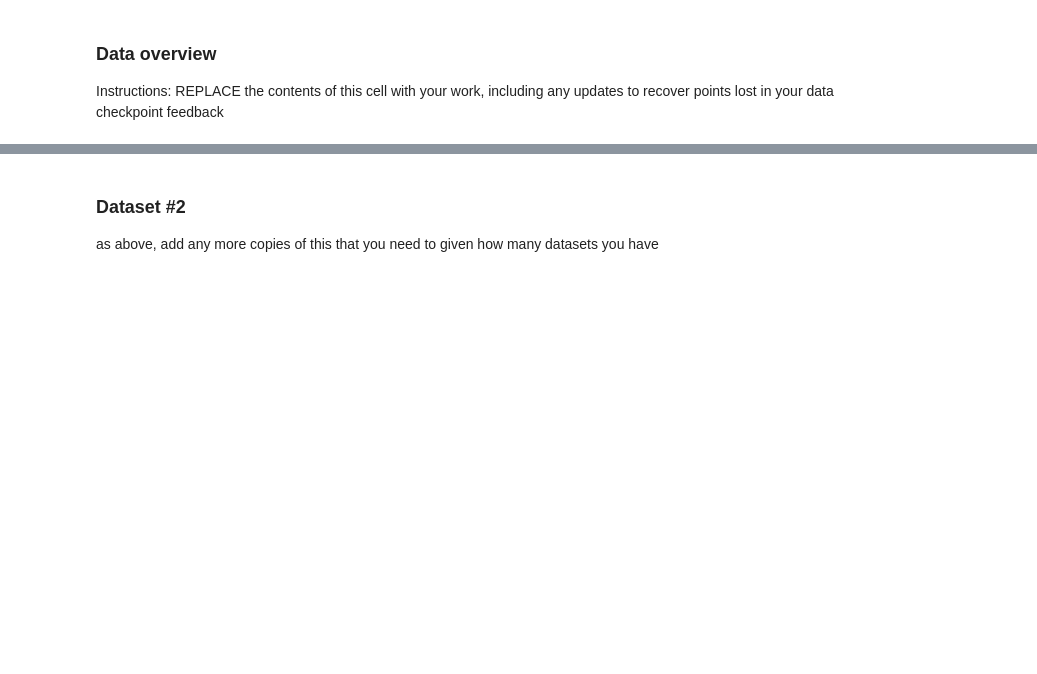
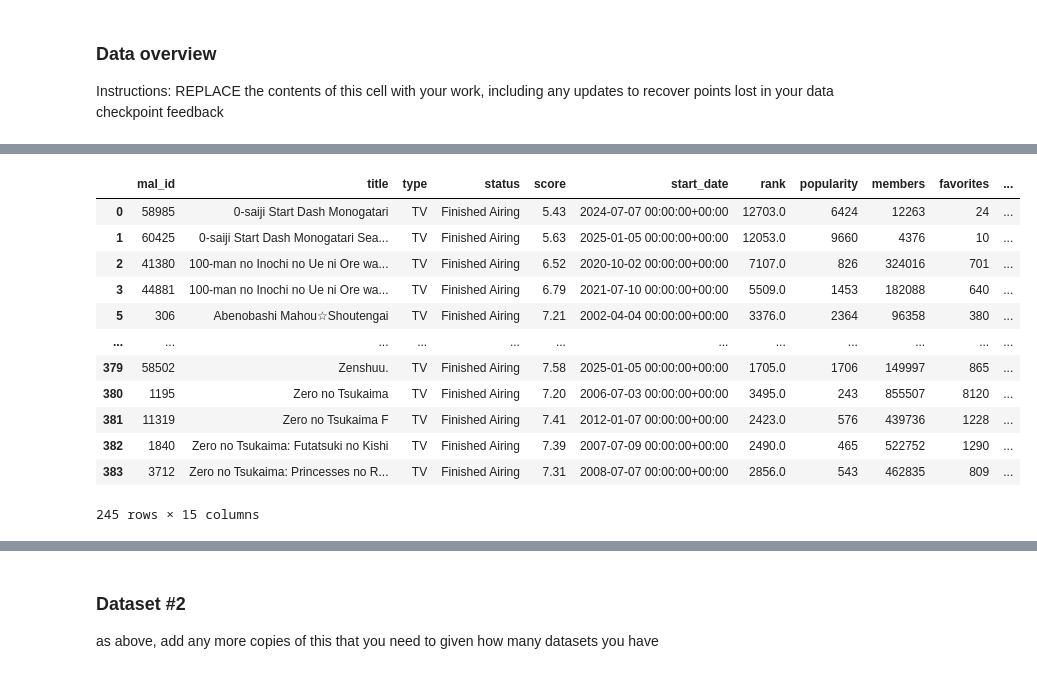
Before and after one commit to COGS108/Group139_WI26, a Jupyter notebook: 02-EDACheckpoint.ipynb, the cells around one changed output, grey strips where cells are left out. Saved outputs shown, nothing was run; the diff lists cells and outputs as text; code cells hidden in the pictures; blank space fills up the shorter version.

```diff
--- a/02-EDACheckpoint.ipynb
+++ b/02-EDACheckpoint.ipynb
@@ -97,0 +228,3 @@ Instructions: REPLACE the contents of this cell and the one below with your work
+# %%
+# filter out the 30 nan entries missing season value
+anime2026_df = anime2026_df[~anime2026_df['season'].isna()]
@@ -97,0 +233,2 @@ Instructions: REPLACE the contents of this cell and the one below with your work
+# %%
+isekai_df = anime2026_df[anime2026_df['themes'].astype(str).str.contains('Isekai', case=False)].reset_index(drop = True)
@@ -97,0 +274,4 @@ Instructions: REPLACE the contents of this cell and the one below with your work
+# %%
+# Discard the nan's in score and further filter by fan base
+real_isekai = isekai_df[isekai_df['score'].notna() & ((isekai_df['scored_by'] > 1000) | (isekai_df['members'] > 1000))].reset_index(drop = True)
+real_isekai.shape
@@ -97,0 +304,17 @@ Instructions: REPLACE the contents of this cell and the one below with your work
+# %%
+real_isekai['inferred_year'] = real_isekai['start_date'].dt.year
+print(real_isekai[real_isekai['inferred_year'] != real_isekai['year']].shape[0])
+# so it's only the 145 that are missing the year value, we just fill it in
+real_isekai['year'] = real_isekai['inferred_year']
+real_isekai = real_isekai.drop('inferred_year', axis = 1)
+list_cols = ['producers', 'licensors', 'streaming', 'demographics']
+for col in list_cols:
+    real_isekai[col] = real_isekai[col].apply(lambda x: [] if pd.isna(x) else x)
+real_isekai = real_isekai.fillna(value={'rank' : 0,})
+real_isekai = real_isekai.drop(['end_date', 'explicit_genres'], axis = 1)
+mask_syn = real_isekai['synopsis'].isna()
+real_isekai.loc[mask_syn, 'synopsis'] = ("follows a Japanese high schooler reincarnated as 8-year-old Princess Pride Royal Ivy, "
+                                         "the destined evil final boss of an otome game. She uses her cheat abilities and "
+                                         "game knowledge to prevent tragedies and save her kingdom")
+mask_title = real_isekai['title_japanese'].isna()
+real_isekai.loc[mask_title, 'title_japanese'] = '劇場版 転生したらスライムだった件 紅蓮の絆編'
@@ -97,0 +359,18 @@ Instructions: REPLACE the contents of this cell and the one below with your work
+# %%
+finalized_isekai = real_isekai[['mal_id', 'title', 'type', 'status', 'score', 'start_date', 'rank', 'popularity', 'members','favorites', 'genres', 'themes', 'episodes', 'season', 'year']]
+finalized_isekai = finalized_isekai[finalized_isekai['type'] == 'TV']
+finalized_isekai
+# %% [output]
+|  | mal_id | title | type | status | score | start_date | rank | popularity | members | favorites | ... |
+| 0 | 58985 | 0-saiji Start Dash Monogatari | TV | Finished Airing | 5.43 | 2024-07-07 00:00:00+00:00 | 12703.0 | 6424 | 12263 | 24 | ... |
+| 1 | 60425 | 0-saiji Start Dash Monogatari Sea... | TV | Finished Airing | 5.63 | 2025-01-05 00:00:00+00:00 | 12053.0 | 9660 | 4376 | 10 | ... |
+| 2 | 41380 | 100-man no Inochi no Ue ni Ore wa... | TV | Finished Airing | 6.52 | 2020-10-02 00:00:00+00:00 | 7107.0 | 826 | 324016 | 701 | ... |
+| 3 | 44881 | 100-man no Inochi no Ue ni Ore wa... | TV | Finished Airing | 6.79 | 2021-07-10 00:00:00+00:00 | 5509.0 | 1453 | 182088 | 640 | ... |
+| 5 | 306 | Abenobashi Mahou☆Shoutengai | TV | Finished Airing | 7.21 | 2002-04-04 00:00:00+00:00 | 3376.0 | 2364 | 96358 | 380 | ... |
+| ... | ... | ... | ... | ... | ... | ... | ... | ... | ... | ... | ... |
+| 379 | 58502 | Zenshuu. | TV | Finished Airing | 7.58 | 2025-01-05 00:00:00+00:00 | 1705.0 | 1706 | 149997 | 865 | ... |
+| 380 | 1195 | Zero no Tsukaima | TV | Finished Airing | 7.20 | 2006-07-03 00:00:00+00:00 | 3495.0 | 243 | 855507 | 8120 | ... |
+| 381 | 11319 | Zero no Tsukaima F | TV | Finished Airing | 7.41 | 2012-01-07 00:00:00+00:00 | 2423.0 | 576 | 439736 | 1228 | ... |
+| 382 | 1840 | Zero no Tsukaima: Futatsuki no Kishi | TV | Finished Airing | 7.39 | 2007-07-09 00:00:00+00:00 | 2490.0 | 465 | 522752 | 1290 | ... |
+| 383 | 3712 | Zero no Tsukaima: Princesses no R... | TV | Finished Airing | 7.31 | 2008-07-07 00:00:00+00:00 | 2856.0 | 543 | 462835 | 809 | ... |
+245 rows × 15 columns
```
Also changed, not shown: parts of 31 cells of this notebook, 9 other files.
